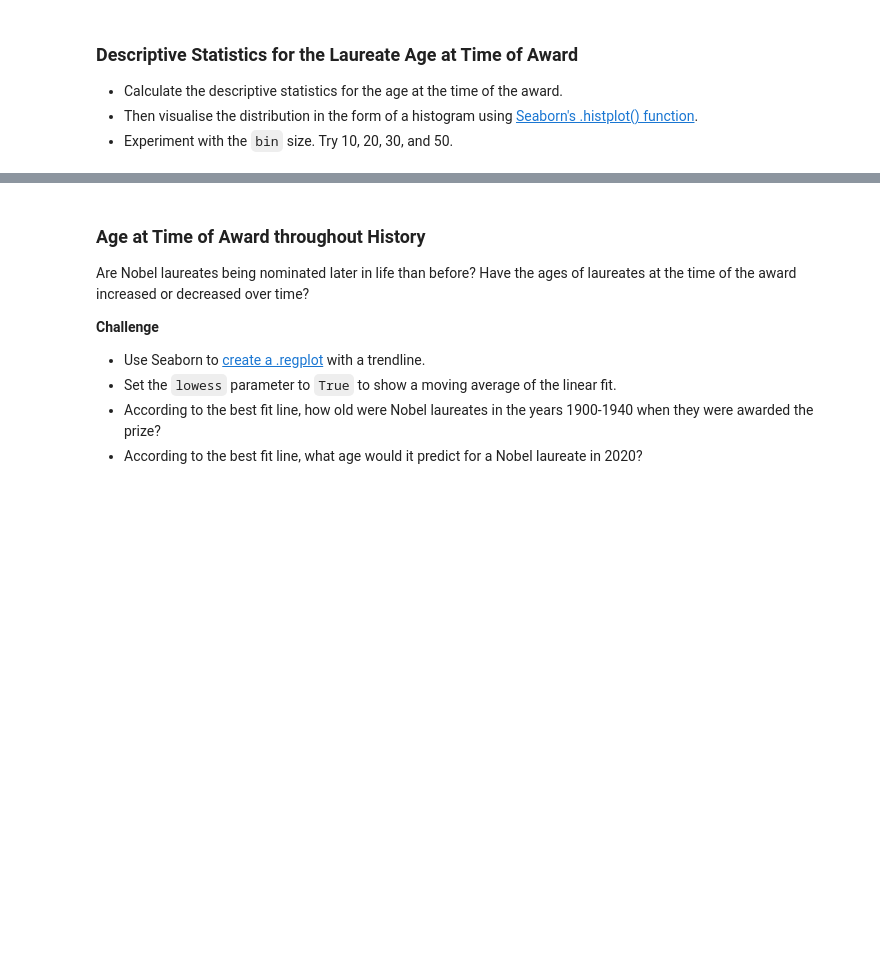
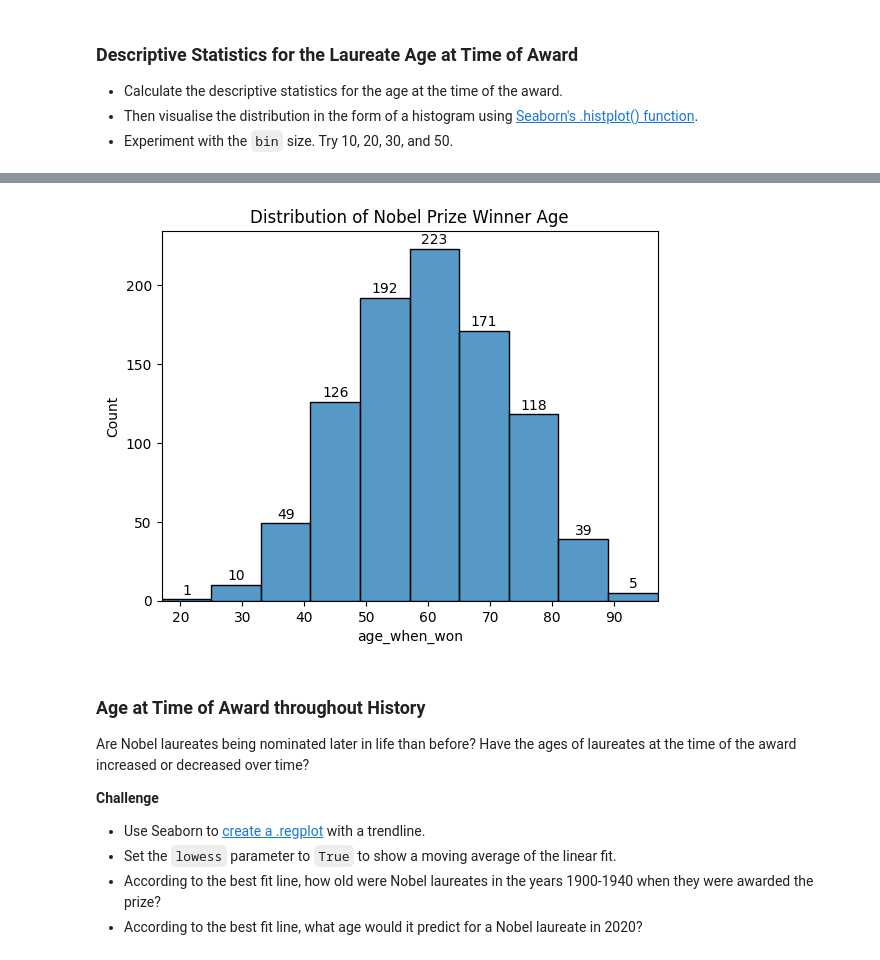
Before and after one commit to hai1862003/NobelPrizeAnalyze, a Jupyter notebook: Nobel_Prize_Analysis_(start).ipynb, the cells around one changed output, grey strips where cells are left out. Drawn from its saved outputs; the diff is of its cells as text; code cells hidden in the pictures; blank space fills up the shorter version.

```diff
--- a/Nobel_Prize_Analysis_(start).ipynb
+++ b/Nobel_Prize_Analysis_(start).ipynb
@@ -649,3 +913,15 @@ Here's what you're aiming for:
 How Old Are the Laureates When the Win the Prize?
 
 **Challenge**: Calculate the age of the laureate in the year of the ceremony and add this as a column called `winning_age` to the `df_data` DataFrame. Hint: you can use [this](https://pandas.pydata.org/pandas-docs/stable/reference/api/pandas.Series.dt.html) to help you.
+# %%
+#create winning_age column
+
+#create list of birth year
+birth_year = df_data['birth_date'].dt.year # .dt.year: grab year from 'datetime' objects
+
+#create age when won
+age_when_won = df_data['year'] - birth_year
+#put age when won into a column
+df_data['age_when_won'] = age_when_won
+
+df_data
@@ -667,3 +992,21 @@ How Old Are the Laureates When the Win the Prize?
+# %%
+#histogram chart
+histogram_age = sns.histplot(data = df_data, x= 'age_when_won', bins =10)
+
+histogram_age.set(xlim=(df_data['age_when_won'].min(), df_data['age_when_won'].max()),
+                 title = 'Distribution of Nobel Prize Winner Age')
+
+#label graphs
+for p in histogram_age.patches:
+ height = p.get_height() # get the height of each bar
+ # adding text to each bar
+ histogram_age.text(x = p.get_x()+(p.get_width()/2), # x-coordinate position of data label, padded to be in the middle of the bar
+ y = height+3, # y-coordinate position of data label, padded 5 above bar
+ s = '{:.0f}'.format(height), # data label, formatted to ignore decimals
+ ha = 'center') # sets horizontal alignment (ha) to center
+plt.show()
+# %% [output]
+[figure, added]
 # %% [markdown]
 ### Age at Time of Award throughout History
 
```
Also changed, not shown: parts of 28 cells of this notebook.
